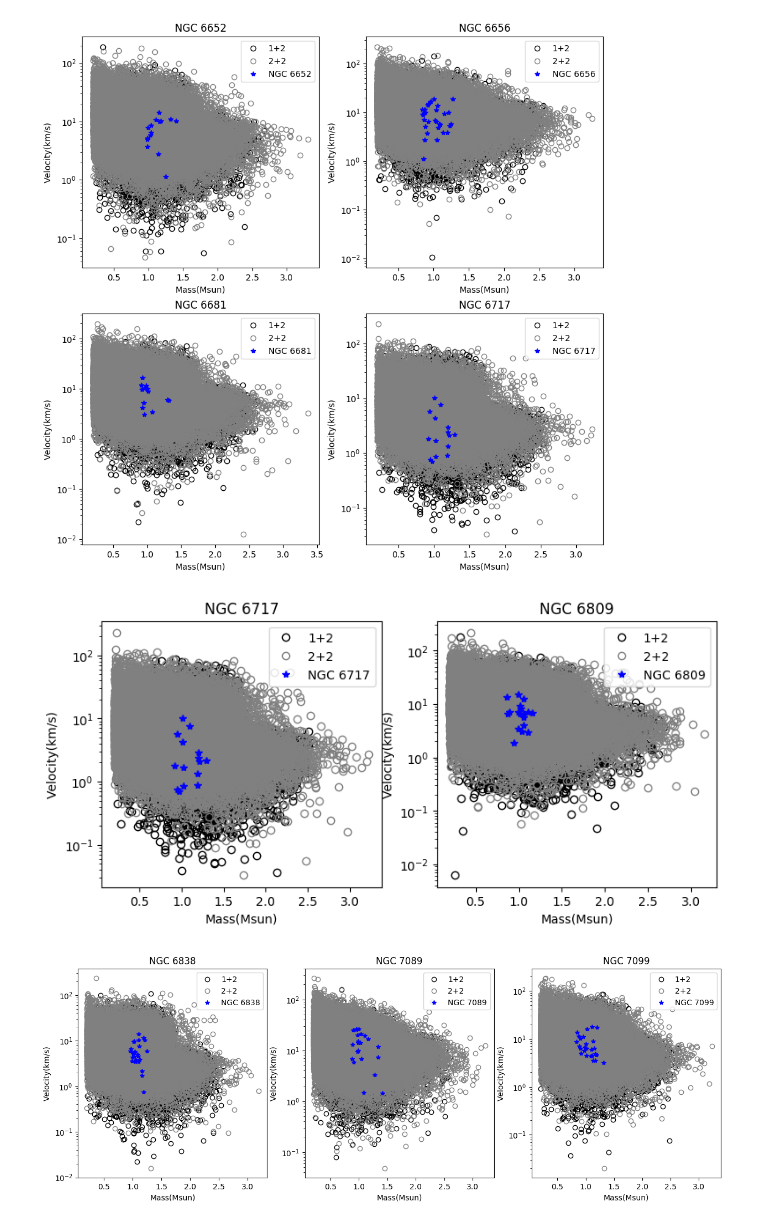
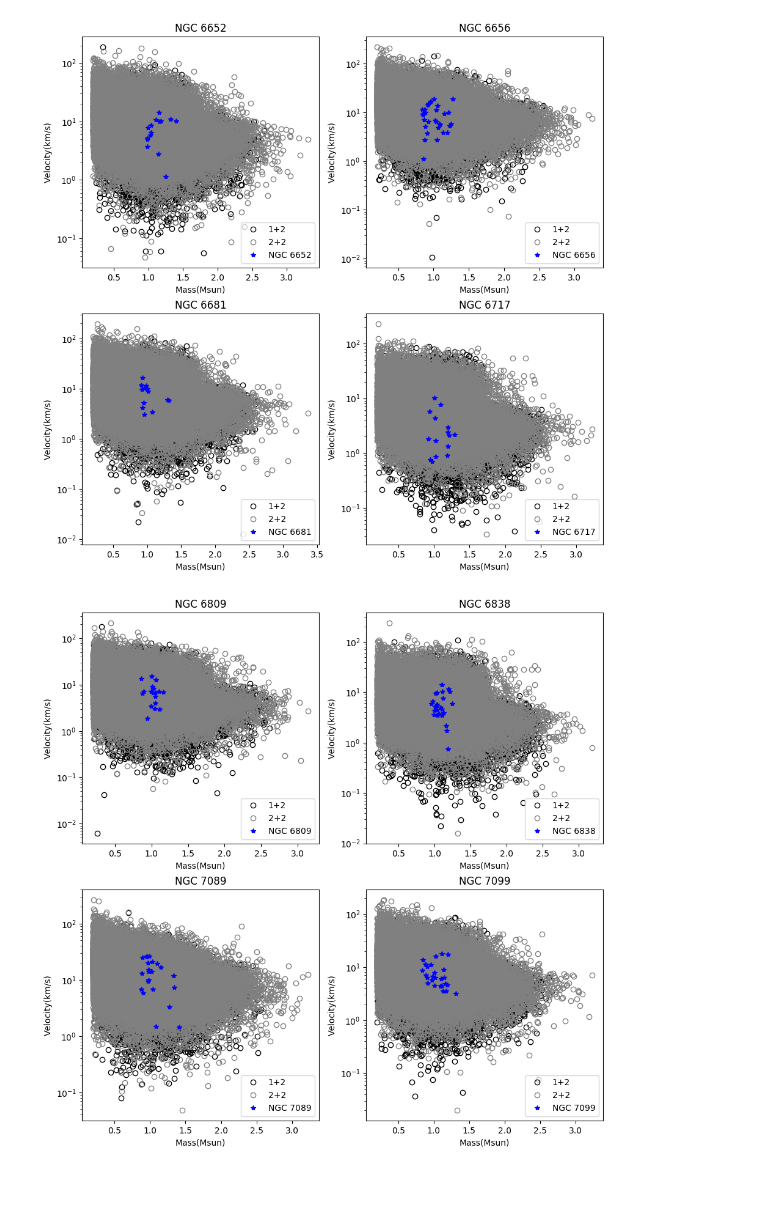
Before and after one commit to teresapan/Blue_stragglers, a Jupyter notebook: Research_SU17.ipynb, the cells around one changed output. Drawn from its saved outputs; the diff is of its cells as text; code cells hidden in the pictures; blank space fills up the shorter version.

Commit message:
added plots

```diff
--- a/Research_SU17.ipynb
+++ b/Research_SU17.ipynb
@@ -829,7 +830,7 @@ ax51.set_title('NGC 6652')
 ax51.set_xlabel('Mass(Msun)')
 ax51.set_ylabel('Velocity(km/s)')
 ax51.set_yscale('log')
-ax51.legend(loc="upper right")
+ax51.legend(loc="lower right")
 
 ax52.plot(m_6656_num1,v_6656_num1, 'o', c='black',mfc="None",label='1+2')
 ax52.set_zorder(1)
@@ -841,7 +842,7 @@ ax52.set_title('NGC 6656')
 ax52.set_xlabel('Mass(Msun)')
 ax52.set_ylabel('Velocity(km/s)')
 ax52.set_yscale('log')
-ax52.legend(loc="upper right")
+ax52.legend(loc="lower right")
 
 ax53.plot(m_6681_num1,v_6681_num1, 'o', c='black',mfc="None",label='1+2')
 ax53.set_zorder(1)
@@ -853,7 +854,7 @@ ax53.set_title('NGC 6681')
 ax53.set_xlabel('Mass(Msun)')
 ax53.set_ylabel('Velocity(km/s)')
 ax53.set_yscale('log')
-ax53.legend(loc="upper right")
+ax53.legend(loc="lower right")
 
 ax54.plot(m_6717_num1,v_6717_num1, 'o', c='black',mfc="None",label='1+2')
 ax54.set_zorder(1)
@@ -865,47 +866,28 @@ ax54.set_title('NGC 6717')
 ax54.set_xlabel('Mass(Msun)')
 ax54.set_ylabel('Velocity(km/s)')
 ax54.set_yscale('log')
-ax54.legend(loc="upper right")
+ax54.legend(loc="lower right")
 
 
 fig = plt.gcf()
 fig.set_size_inches(11,11, forward = True)
 # %% [output]
-[figure, old version]
+[figure, new version]
-# %%
-f, ((ax55,ax56)) = plt.subplots(1, 2)
-
-ax55.plot(m_6717_num1,v_6717_num1, 'o', c='black',mfc="None",label='1+2')
-ax55.set_zorder(1)
-ax55.plot(m_6717_num2,v_6717_num2, 'o',c='gray',mfc="None", label='2+2')
-ax55.set_zorder(2)
-ax55.plot(m_6717,v_6717, '*',c='blue',label='NGC 6717')
-ax55.set_zorder(3)
-ax55.set_title('NGC 6717')
-ax55.set_xlabel('Mass(Msun)')
-ax55.set_ylabel('Velocity(km/s)')
-ax55.set_yscale('log')
-ax55.legend(loc="upper right")
-
-ax56.plot(m_6809_num1,v_6809_num1, 'o', c='black',mfc="None",label='1+2')
-ax56.set_zorder(1)
-ax56.plot(m_6809_num2,v_6809_num2, 'o',c='gray',mfc="None", label='2+2')
-ax56.set_zorder(2)
-ax56.plot(m_6809,v_6809, '*',c='blue',label='NGC 6809')
-ax56.set_zorder(3)
-ax56.set_title('NGC 6809')
-ax56.set_xlabel('Mass(Msun)')
-ax56.set_ylabel('Velocity(km/s)')
-ax56.set_yscale('log')
-ax56.legend(loc="upper right")
-
-fig = plt.gcf()
-fig.set_size_inches(9,4, forward = True)
-# %% [output]
-[figure, removed]
 # %%
-f, ((ax57,ax58,ax59)) = plt.subplots(1, 3)
+f, ((ax56,ax57),(ax58,ax59)) = plt.subplots(2, 2)
 
+
+ax56.plot(m_6809_num1,v_6809_num1, 'o', c='black',mfc="None",label='1+2')
+ax56.set_zorder(1)
+ax56.plot(m_6809_num2,v_6809_num2, 'o',c='gray',mfc="None", label='2+2')
+ax56.set_zorder(2)
+ax56.plot(m_6809,v_6809, '*',c='blue',label='NGC 6809')
+ax56.set_zorder(3)
+ax56.set_title('NGC 6809')
+ax56.set_xlabel('Mass(Msun)')
+ax56.set_ylabel('Velocity(km/s)')
+ax56.set_yscale('log')
+ax56.legend(loc="lower right")
 
 ax57.plot(m_6838_num1,v_6838_num1, 'o', c='black',mfc="None",label='1+2')
 ax57.set_zorder(1)
@@ -916,35 +898,35 @@ ax57.set_zorder(3)
 ax57.set_title('NGC 6838')
 ax57.set_xlabel('Mass(Msun)')
 ax57.set_ylabel('Velocity(km/s)')
 ax57.set_yscale('log')
-ax57.legend(loc="upper right")
+ax57.legend(loc="lower right")
 
 ax58.plot(m_7089_num1,v_7089_num1, 'o', c='black',mfc="None",label='1+2')
 ax58.set_zorder(1)
 ax58.plot(m_7089_num2,v_7089_num2, 'o',c='gray',mfc="None", label='2+2')
 ax58.set_zorder(2)
 ax58.plot(m_7089,v_7089, '*',c='blue',label='NGC 7089')
 ax58.set_zorder(3)
 ax58.set_title('NGC 7089')
 ax58.set_xlabel('Mass(Msun)')
 ax58.set_ylabel('Velocity(km/s)')
 ax58.set_yscale('log')
-ax58.legend(loc="upper right")
+ax58.legend(loc="lower right")
 
 
 ax59.plot(m_7099_num1,v_7099_num1, 'o', c='black',mfc="None",label='1+2')
 ax59.set_zorder(1)
 ax59.plot(m_7099_num2,v_7099_num2, 'o',c='gray',mfc="None", label='2+2')
 ax59.set_zorder(2)
 ax59.plot(m_7099,v_7099, '*',c='blue',label='NGC 7099')
 ax59.set_zorder(3)
 ax59.set_title('NGC 7099')
 ax59.set_xlabel('Mass(Msun)')
 ax59.set_ylabel('Velocity(km/s)')
 ax59.set_yscale('log')
-ax59.legend(loc="upper right")
+ax59.legend(loc="lower right")
 
 fig = plt.gcf()
-fig.set_size_inches(15,5, forward = True)
+fig.set_size_inches(11,11, forward = True)
 # %% [output]
-[figure, old version]
+[figure, new version]
```
Also changed, not shown: parts of 11 cells of this notebook.
